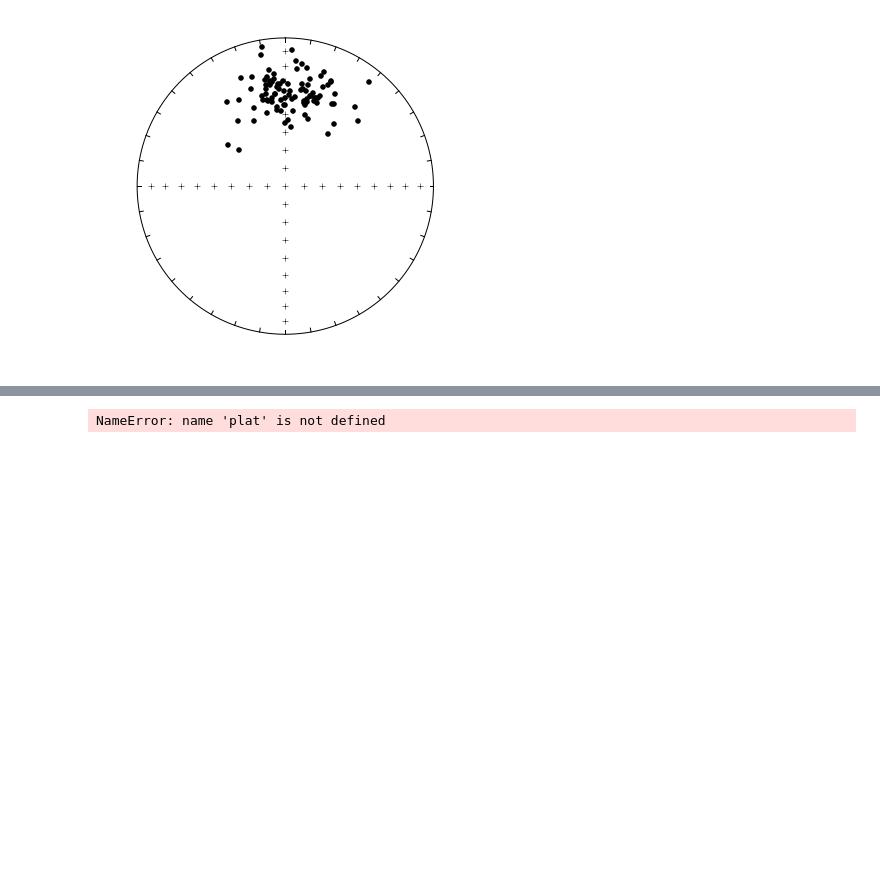
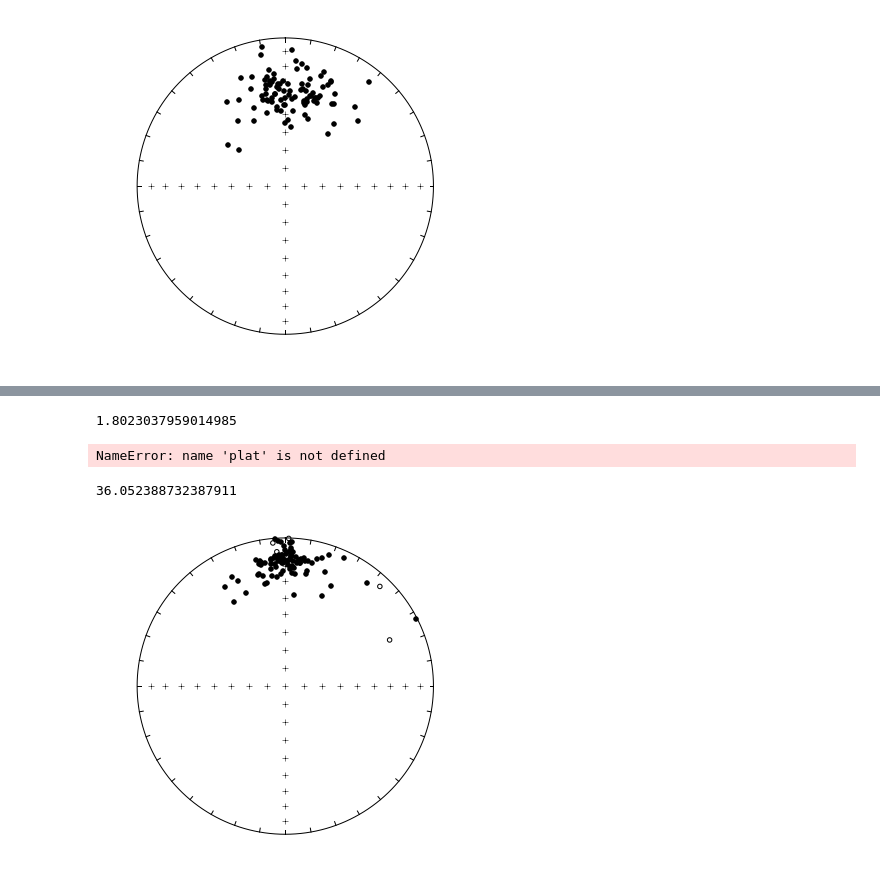
Before and after one commit to lfairchild/ipmag_development, a Jupyter notebook: ipmag_development.ipynb, the cells around one changed output, grey strips where cells are left out. Cells and saved outputs as stored; diff of their text form; code cells hidden in the pictures; blank space fills up the shorter version.

```diff
--- a/ipmag_development.ipynb
+++ b/ipmag_development.ipynb
@@ -435,0 +354,5 @@ with bootstrapped confidence bounds of: 29.613816591 to 41.1047865442
+# %%
+ppars = doprinc(findEI_corr_dirs)
+ppars['tau2']/ppars['tau3']
+# %% [output]
+1.8023037959014985
@@ -472,3 +398,21 @@ plt.ylabel('n')
 plt.show()
 # %% [output]
 NameError: name 'plat' is not defined
+# %%
+ipmag.inc_from_lat(20)
+# %% [output]
+36.052388732387911
+# %%
+tk03 = ipmag.tk03(n=100, lat=20)
+tk03_incs = []
+tk03_decs, tk03_incs = ipmag.unpack_di_block(tk03)
+tk03_squished_incs = ipmag.squish(tk03_incs, 0.4)
+# tk03_dir = []
+# # for cart in tk03:
+# #     tk03_dir.append(pmag.cart2dir(cart))
+tk_diblock_squished = ipmag.make_di_block(tk03_decs, tk03_squished_incs)
+plt.figure(figsize=(5,5))
+ipmag.plot_net(1)
+ipmag.plot_di(di_block=tk_diblock_squished)
+# %% [output]
+[figure, added]
```
Also changed, not shown: parts of 27 cells of this notebook.
